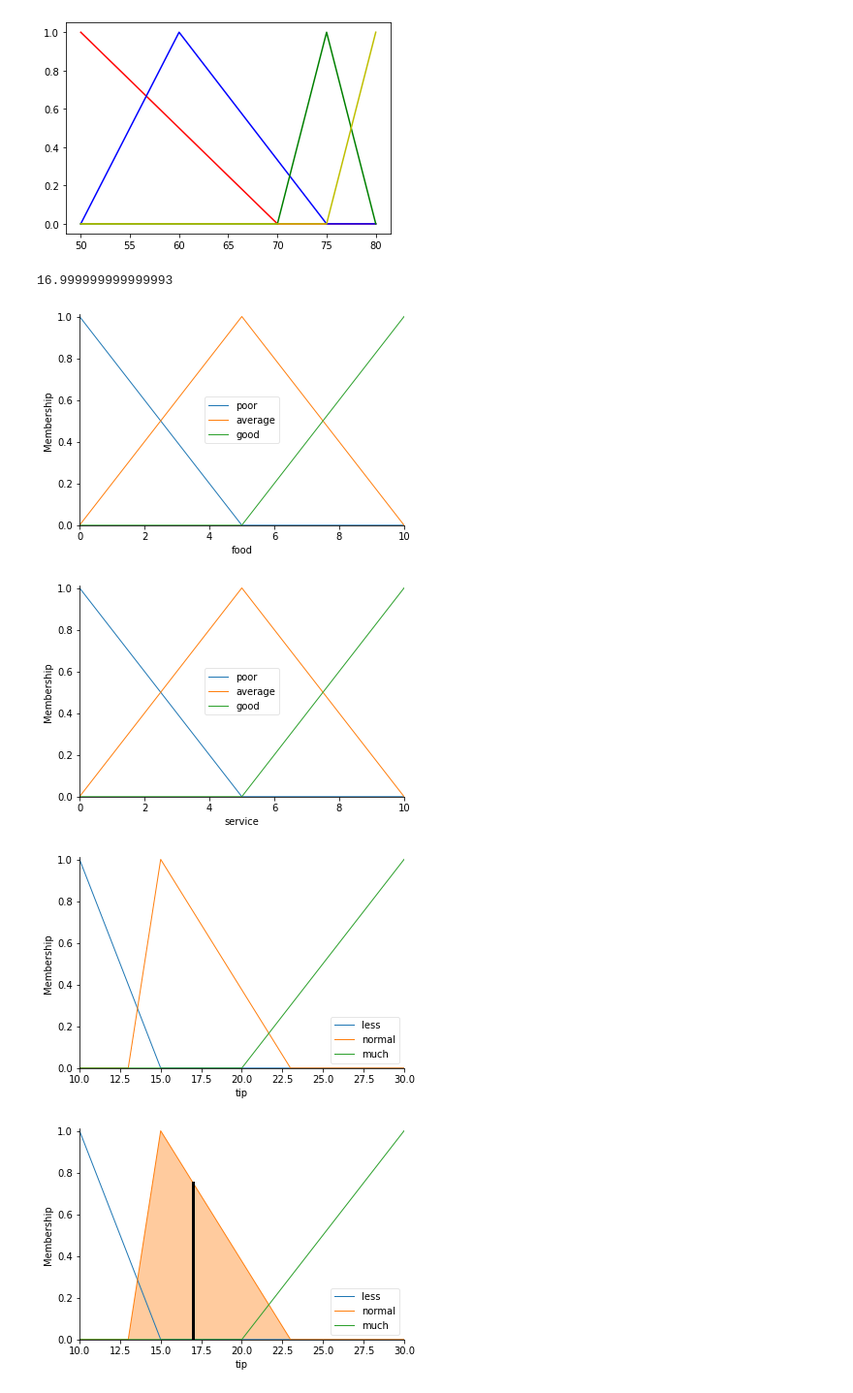
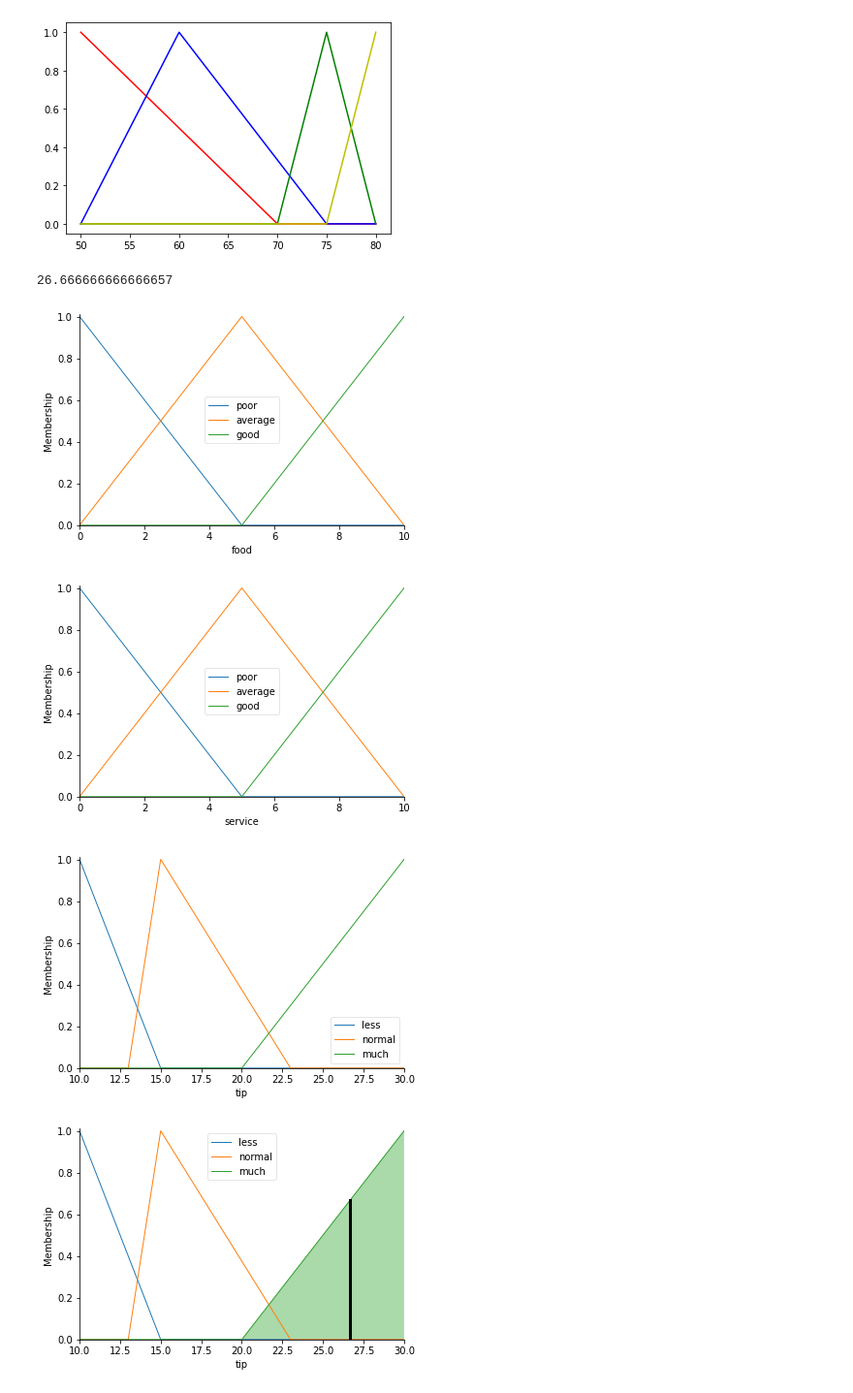
Before and after one commit to TranTan1306/BaiTapAI, a Jupyter notebook: AI_W4_25_02_23.ipynb, the cells around one changed output. Shown at 97% size. Cells and saved outputs as stored; diff of their text form; code cells hidden in the pictures.

```diff
--- a/AI_W4_25_02_23.ipynb
+++ b/AI_W4_25_02_23.ipynb
@@ -37,6 +37,7 @@ plt.plot(x, full_speed, 'y', linewidth = 1.5, label = 'Full speed')
 [<matplotlib.lines.Line2D at 0x...>]
 [figure]
 # %%
+# FOOD, SERVICE, TIP
 import numpy as mp
 import skfuzzy as fuzz
 from skfuzzy import control as ctrl
@@ -51,34 +52,34 @@ food['good'] = fuzz.trimf(food.universe, [5,10,10])
 service['poor'] = fuzz.trimf(service.universe, [0,0,5])
 service['average'] = fuzz.trimf(service.universe, [0,5,10])
 service['good'] = fuzz.trimf(service.universe, [5,10,10])
 tip['less'] = fuzz.trimf(tip.universe, [10,10,15])
 tip['normal'] = fuzz.trimf(tip.universe, [13,15,23])
 tip['much'] = fuzz.trimf(tip.universe, [20,30,30])
 
 food.view()
 service.view()
 tip.view()
 
 rule1 = ctrl.Rule(food['poor'] & service['poor'], tip['less'])
 rule2 = ctrl.Rule(food['poor'] & service['average'], tip['less'])
 rule3 = ctrl.Rule(food['poor'] & service['good'], tip['normal'])
 rule4 = ctrl.Rule(food['average'] & service['poor'], tip['normal'])
 rule5 = ctrl.Rule(food['average'] & service['average'], tip['normal'])
 rule6 = ctrl.Rule(food['average'] & service['good'], tip['much'])
 rule7 = ctrl.Rule(food['good'] & service['poor'], tip['normal'])
 rule8 = ctrl.Rule(food['good'] & service['average'], tip['much'])
 rule9 = ctrl.Rule(food['good'] & service['good'], tip['much'])
 
 tipping_ctrl = ctrl.ControlSystem([rule1,rule2,rule3,rule4,rule5,rule6,rule7,rule8,rule9])
 tipping = ctrl.ControlSystemSimulation(tipping_ctrl)
-tipping.input['food'] = 5
-tipping.input['service'] = 5
+tipping.input['food'] = 10
+tipping.input['service'] = 10
 tipping.compute()
 print(tipping.output['tip'])
 tip.view(sim = tipping)
 # %% [output]
-16.999999999999993
+26.666666666666657
 [figure]
 [figure]
 [figure]
-[figure, old version]
+[figure, new version]
```
Also changed, not shown: parts of 2 cells of this notebook.
